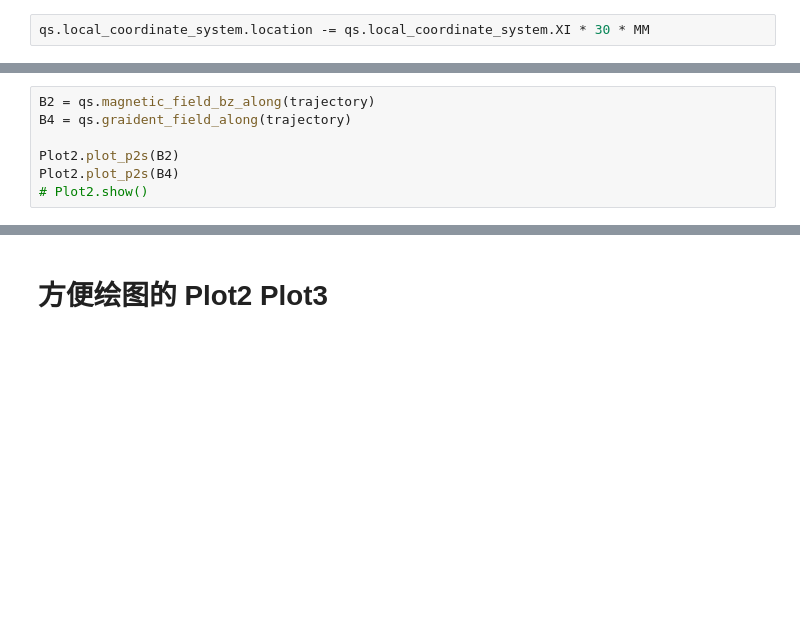
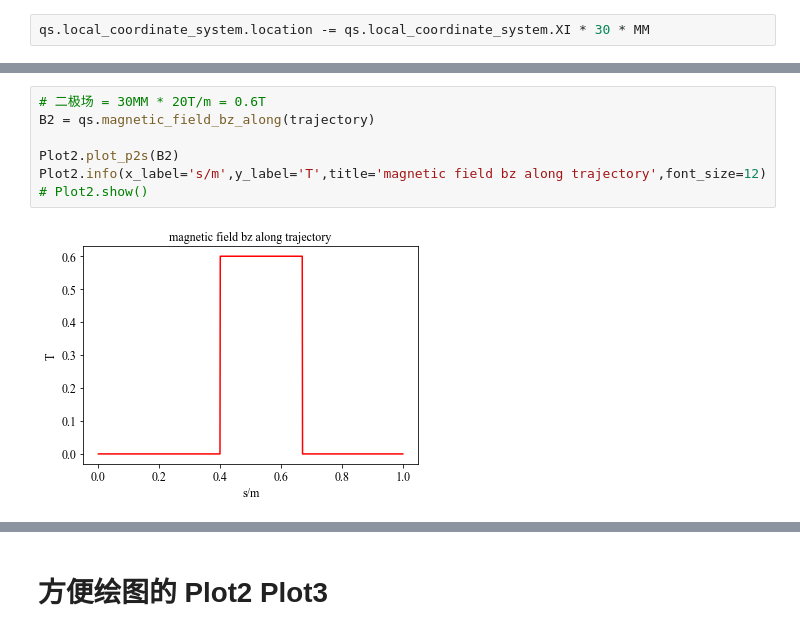
Before and after one commit to madokast/madokast.github.io.old, a Jupyter notebook: books/cct/cctpy/introduction2cctpy.ipynb, the cells around one changed output, grey strips where cells are left out. Cells and saved outputs as stored; diff of their text form; blank space fills up the shorter version.

```diff
--- a/books/cct/cctpy/introduction2cctpy.ipynb
+++ b/books/cct/cctpy/introduction2cctpy.ipynb
@@ -674,10 +744,12 @@ qs.local_coordinate_system.location -= qs.local_coordinate_system.XI * 30 * MM
 <img src='./img/A09QS磁铁MOVE.jpg'></img>
 
 查看此时，轨道上二极场和四极场分布：
-# %%
-B2 = qs.magnetic_field_bz_along(trajectory)
-B4 = qs.graident_field_along(trajectory)
-
-Plot2.plot_p2s(B2)
-Plot2.plot_p2s(B4)
-# Plot2.show()
+# %%
+# 二极场 = 30MM * 20T/m = 0.6T
+B2 = qs.magnetic_field_bz_along(trajectory)
+
+Plot2.plot_p2s(B2)
+Plot2.info(x_label='s/m',y_label='T',title='magnetic field bz along trajectory',font_size=12)
+# Plot2.show()
+# %% [output]
+[figure, added]
```
Also changed, not shown: parts of 15 cells of this notebook, 5 other files.
